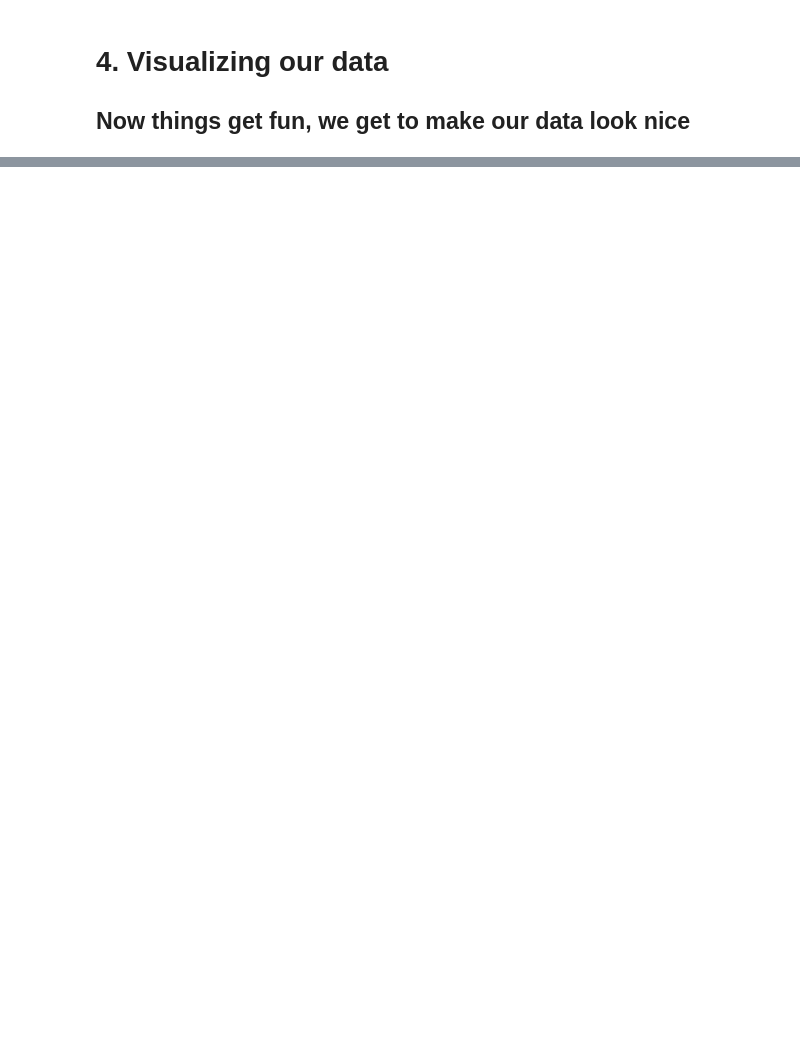
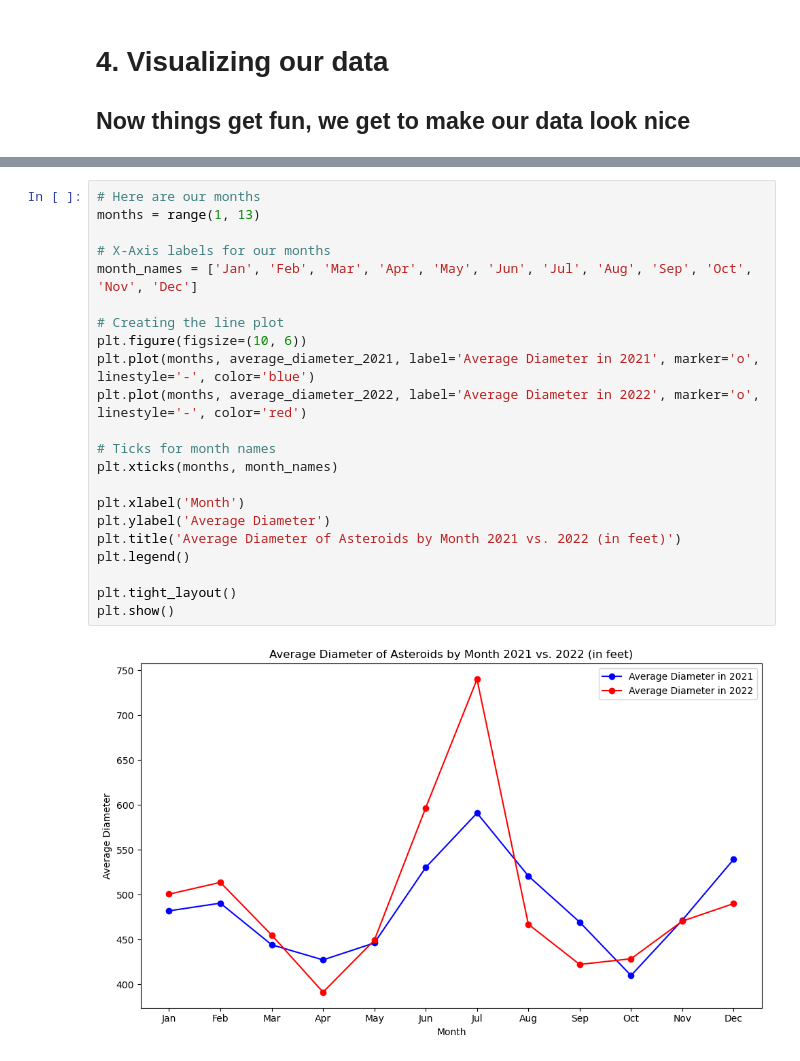
Before and after one commit to thisguyneil/yearlyNeoWsdata, a Jupyter notebook: yearlyNeoWsdata.ipynb, the cells around one changed output, grey strips where cells are left out. Saved outputs shown, nothing was run; the diff lists cells and outputs as text; blank space fills up the shorter version.

```diff
--- a/yearlyNeoWsdata.ipynb
+++ b/yearlyNeoWsdata.ipynb
@@ -241,0 +325,24 @@ combined_df.reset_index(drop=True, inplace=True)
+# %%
+# Here are our months
+months = range(1, 13)
+
+# X-Axis labels for our months
+month_names = ['Jan', 'Feb', 'Mar', 'Apr', 'May', 'Jun', 'Jul', 'Aug', 'Sep', 'Oct', 'Nov', 'Dec']
+
+# Creating the line plot
+plt.figure(figsize=(10, 6))
+plt.plot(months, average_diameter_2021, label='Average Diameter in 2021', marker='o', linestyle='-', color='blue')
+plt.plot(months, average_diameter_2022, label='Average Diameter in 2022', marker='o', linestyle='-', color='red')
+
+# Ticks for month names
+plt.xticks(months, month_names)
+
+plt.xlabel('Month')
+plt.ylabel('Average Diameter')
+plt.title('Average Diameter of Asteroids by Month 2021 vs. 2022 (in feet)')
+plt.legend()
+
+plt.tight_layout()
+plt.show()
+# %% [output]
+[figure, added]
```
Also changed, not shown: parts of 8 cells of this notebook.
